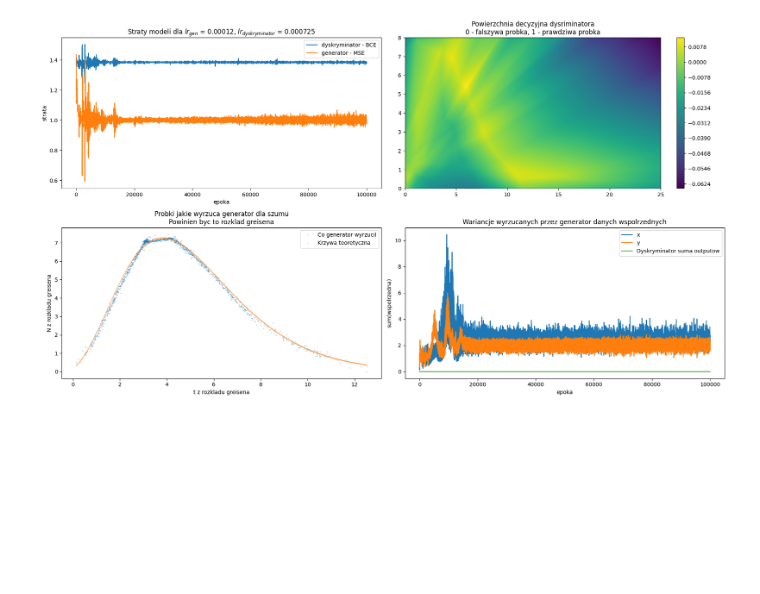
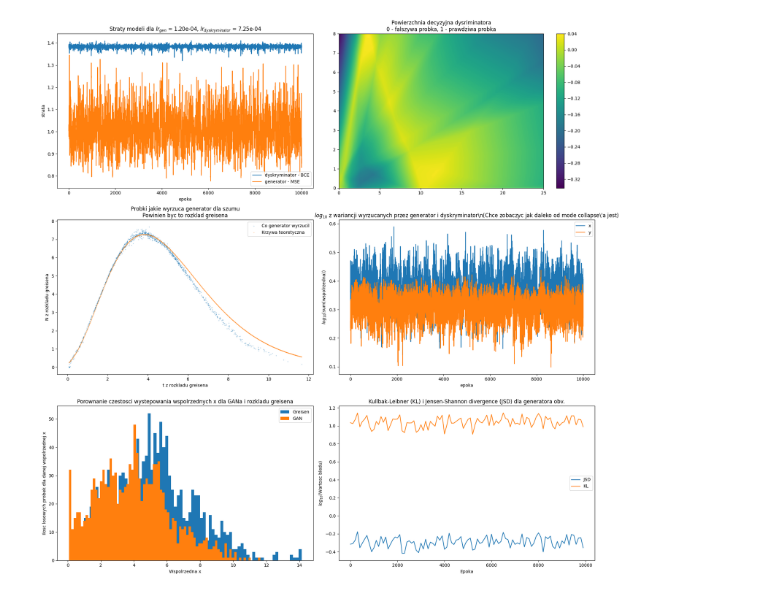
Before and after one commit to kluski777/PraktykiGAN, a Jupyter notebook: GAN.ipynb, the cells around one changed output. Cells and saved outputs as stored; diff of their text form; code cells hidden in the pictures; blank space fills up the shorter version.

```diff
--- a/GAN.ipynb
+++ b/GAN.ipynb
@@ -120,51 +164,55 @@ def plot_basic_stats(var_x, var_y, generator_losses, discriminator_losses, var_d
 # %%
 # set_seed(69)
 
-generator_layers = [ # bez konwolucji poki co, potem sie doda batchNorm i funkcje aktywacji
-    nn.Linear(128, 64),
-    nn.ReLU(),
-    nn.Linear(64, 32),
-    nn.ReLU(),
-    nn.Linear(32, 16),
-    nn.ReLU(),
-    nn.Linear(16, 8),
-    nn.ReLU(),
-    nn.Linear(8, 4),
-    nn.ReLU(),
-    nn.Linear(4, 2),
-    nn.ReLU()
-]
-generator = Generator(generator_layers, 1.2e-4) #! Na e-4 juz sa za male lr-y nieco
+# generator_layers = [ # bez konwolucji poki co, potem sie doda batchNorm i funkcje aktywacji
+#     nn.Linear(128, 64),
+#     nn.ReLU(),
+#     nn.Linear(64, 32),
+#     nn.ReLU(),
+#     nn.Linear(32, 16),
+#     nn.ReLU(),
+#     nn.Linear(16, 8),
+#     nn.ReLU(),
+#     nn.Linear(8, 4),
+#     nn.ReLU(),
+#     nn.Linear(4, 2),
+#     nn.ReLU()
+# ]
+# generator = Generator(generator_layers, 1.2e-4) #! Na e-4 juz sa za male lr-y nieco
 
-discriminator_layers = [ #! Nie dodawaj sigmoida to sie nie sprawdza
-    nn.Linear(2, 64),
-    nn.LeakyReLU(0.2),
-    nn.Linear(64, 32),
-    nn.LeakyReLU(0.2),
-    nn.Linear(32, 16),
-    nn.LeakyReLU(0.2),
-    nn.Linear(16, 8),
-    nn.LeakyReLU(0.2),
-    nn.Linear(8, 2),
-    nn.LeakyReLU(0.2),
-    nn.Linear(2, 1)
-]
-discriminator = Discriminator(discriminator_layers, 0.725e-3)
+# discriminator_layers = [ #! Nie dodawaj sigmoida to sie nie sprawdza
+#     nn.Linear(2, 64),
+#     nn.LeakyReLU(0.2),
+#     nn.Linear(64, 32),
+#     nn.LeakyReLU(0.2),
+#     nn.Linear(32, 16),
+#     nn.LeakyReLU(0.2),
+#     nn.Linear(16, 8),
+#     nn.LeakyReLU(0.2),
+#     nn.Linear(8, 2),
+#     nn.LeakyReLU(0.2),
+#     nn.Linear(2, 1)
+# ]
+# discriminator = Discriminator(discriminator_layers, 0.725e-3)
 
-EPOCHS = 100_000
+EPOCHS = 10_000
 BATCH_SIZE = 64
+
+kl_jsd_steps_to_calculate = 100
 
 var_x = np.zeros(EPOCHS)
 var_y = np.zeros(EPOCHS)
-var_discriminator= np.zeros((EPOCHS, 1))
-steps_history = np.zeros(EPOCHS)
 generator_losses = np.zeros(EPOCHS)
 discriminator_losses = np.zeros(EPOCHS)
+KL = np.zeros(EPOCHS // kl_jsd_steps_to_calculate)
+JSD = np.zeros(EPOCHS // kl_jsd_steps_to_calculate)
 
 generator.train()
 discriminator.train()
 
-for epoch in range(EPOCHS):
+epoch = 0
+
+while epoch < EPOCHS:
     xs, ys = metropolis_hastings_probing(greisen, length=BATCH_SIZE)
     true_data = torch.FloatTensor(np.vstack([xs, ys]).T).cuda()
 
@@ -174,8 +222,12 @@ for epoch in range(EPOCHS):
     var_x[epoch] = np.std( fake_data.cpu().detach().numpy()[:, 0] )
     var_y[epoch] = np.std( fake_data.cpu().detach().numpy()[:, 1] )
 
-    # steps = int(max(1, discriminator_losses[epoch-1] / generator_losses[epoch-1] if epoch > 0 else 0))
-    discriminator_loss = discriminator.training_step(true_data, fake_data, 5, var_discriminator[epoch])
+    discriminator_loss = discriminator.training_step(true_data, fake_data, 5)
+
+    # statystyki KL i JSD
+    if epoch % kl_jsd_steps_to_calculate:
+        index_adjusted = epoch // kl_jsd_steps_to_calculate
+        KL[index_adjusted], JSD[index_adjusted] = fast_kl_jsd_2d(true_data.cpu().detach().numpy(), fake_data.cpu().numpy())
 
     # trenowanie generatora
     generator.zero_grad()
@@ -185,13 +237,19 @@ for epoch in range(EPOCHS):
     generator_loss.backward()
     generator.optim.step()
 
-    # steps_history[epoch] = steps
     generator_losses[epoch] = generator_loss.item()
     discriminator_losses[epoch] = discriminator_loss.item()
 
+
     if np.isclose(var_x[epoch], 0.0) or np.isclose(var_y[epoch], 0.0):
-        raise ValueError(f'Mode collapse dla iteracji {epoch}')
+        print(f'Mode collapse dla iteracji {epoch}')
+        reinit_model(discriminator)
+        reinit_model(generator)
+        epoch = 0 # od nowa sie zaczyna uczyc
+        plot_basic_stats(var_x, var_y, generator_losses, discriminator_losses, KL, JSD, kl_jsd_steps_to_calculate)
+        continue
 
-var_discriminator = var_discriminator.reshape(-1,)
-plot_basic_stats(var_x, var_y, generator_losses, discriminator_losses, steps_history)
+    epoch += 1
+
+plot_basic_stats(var_x, var_y, generator_losses, discriminator_losses, KL, JSD, kl_jsd_steps_to_calculate)
 # %% [output]
@@ -199,2 +256,2 @@ var_x=np.float32(0.20093048), var_y=np.float32(0.17901346)
-[figure, old version]
+[figure, new version]
 # %%
```
Also changed, not shown: parts of 7 cells of this notebook, 3 other files.
